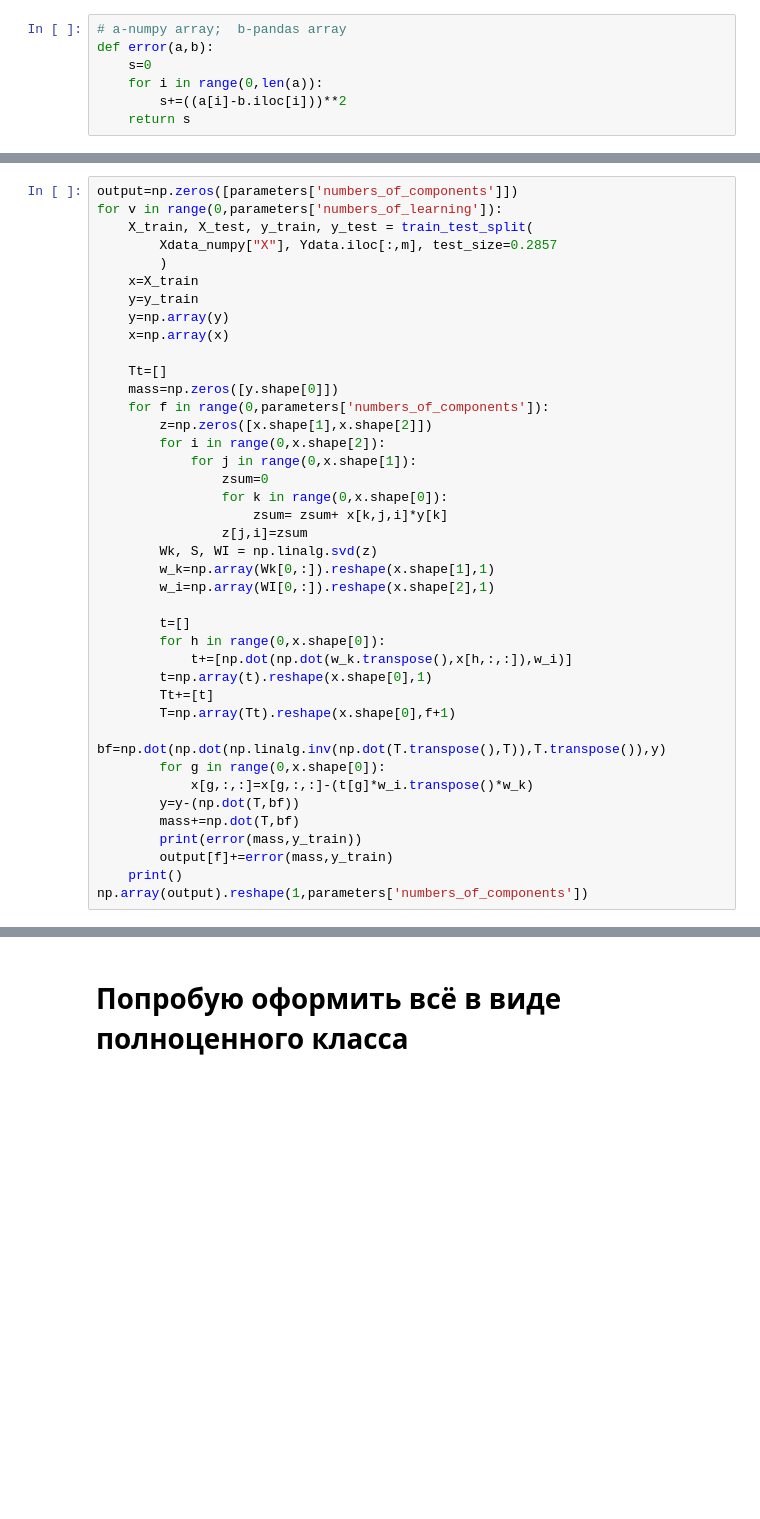
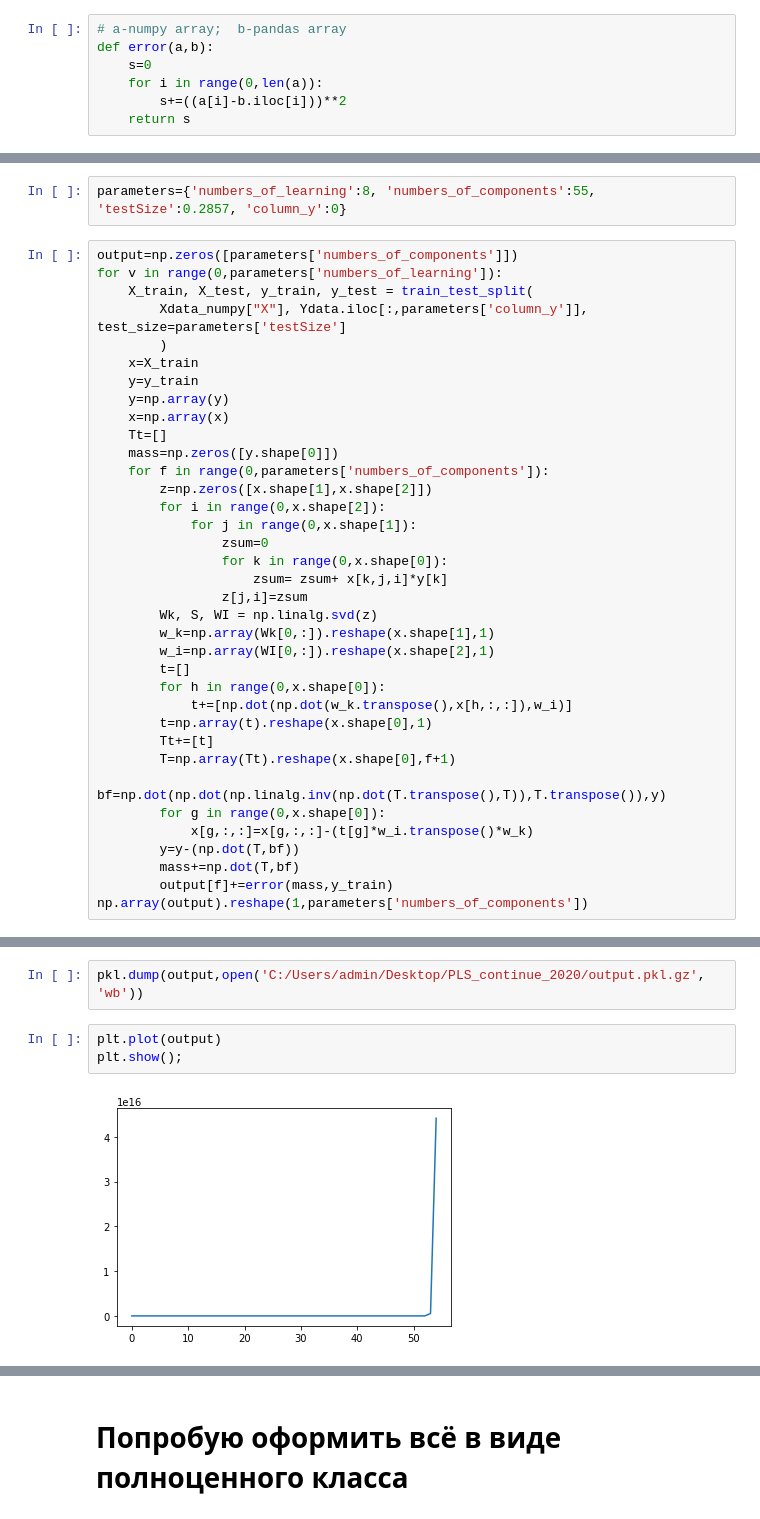
Before and after one commit to 89605502155/PLS, a Jupyter notebook: N-PLS.ipynb, the cells around one changed output, grey strips where cells are left out. Drawn from its saved outputs; the diff is of its cells as text; blank space fills up the shorter version.

```diff
--- a/N-PLS.ipynb
+++ b/N-PLS.ipynb
@@ -41,14 +39,15 @@ parameters={'numbers_of_learning':3, 'numbers_of_components':15}
+# %%
+parameters={'numbers_of_learning':8, 'numbers_of_components':55, 'testSize':0.2857, 'column_y':0}
 # %%
 output=np.zeros([parameters['numbers_of_components']])
 for v in range(0,parameters['numbers_of_learning']):
     X_train, X_test, y_train, y_test = train_test_split(
-        Xdata_numpy["X"], Ydata.iloc[:,m], test_size=0.2857
+        Xdata_numpy["X"], Ydata.iloc[:,parameters['column_y']], test_size=parameters['testSize']
         )
     x=X_train
     y=y_train
     y=np.array(y)
     x=np.array(x)
-
     Tt=[]
     mass=np.zeros([y.shape[0]])
     for f in range(0,parameters['numbers_of_components']):
@@ -62,7 +61,6 @@ for v in range(0,parameters['numbers_of_learning']):
         Wk, S, WI = np.linalg.svd(z)
         w_k=np.array(Wk[0,:]).reshape(x.shape[1],1)
         w_i=np.array(WI[0,:]).reshape(x.shape[2],1)
-
         t=[]
         for h in range(0,x.shape[0]):
             t+=[np.dot(np.dot(w_k.transpose(),x[h,:,:]),w_i)]
@@ -74,8 +72,6 @@ for v in range(0,parameters['numbers_of_learning']):
             x[g,:,:]=x[g,:,:]-(t[g]*w_i.transpose()*w_k)
         y=y-(np.dot(T,bf))
         mass+=np.dot(T,bf)
-        print(error(mass,y_train))
         output[f]+=error(mass,y_train)
-    print()
 np.array(output).reshape(1,parameters['numbers_of_components'])
 # %% [output]
@@ -111,0 +111,7 @@ array([5450.19419996, 4930.33342223, 4576.11980653, 4300.81569636,
+# %%
+pkl.dump(output,open('C:/Users/admin/Desktop/PLS_continue_2020/output.pkl.gz', 'wb'))
+# %%
+plt.plot(output)
+plt.show();
+# %% [output]
+[figure, added]
```
Also changed, not shown: parts of 8 cells of this notebook, 1 other file.
